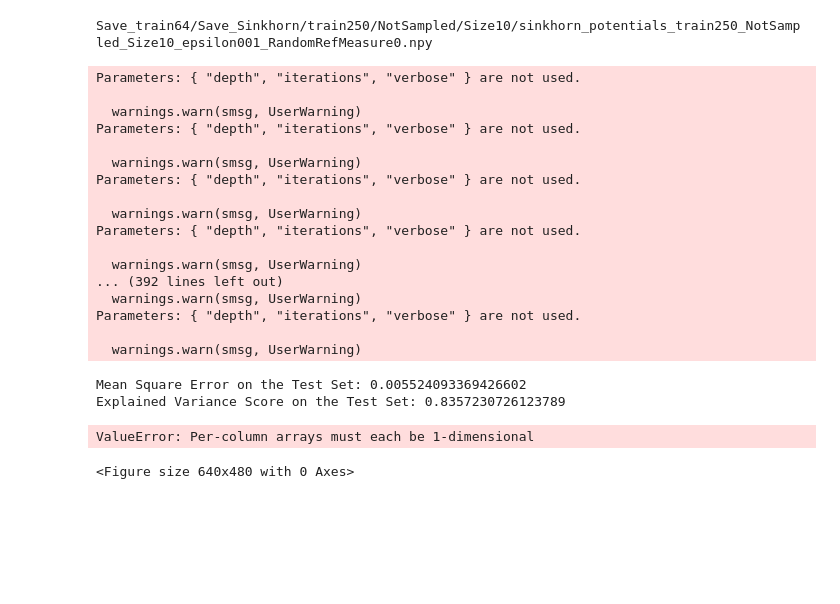
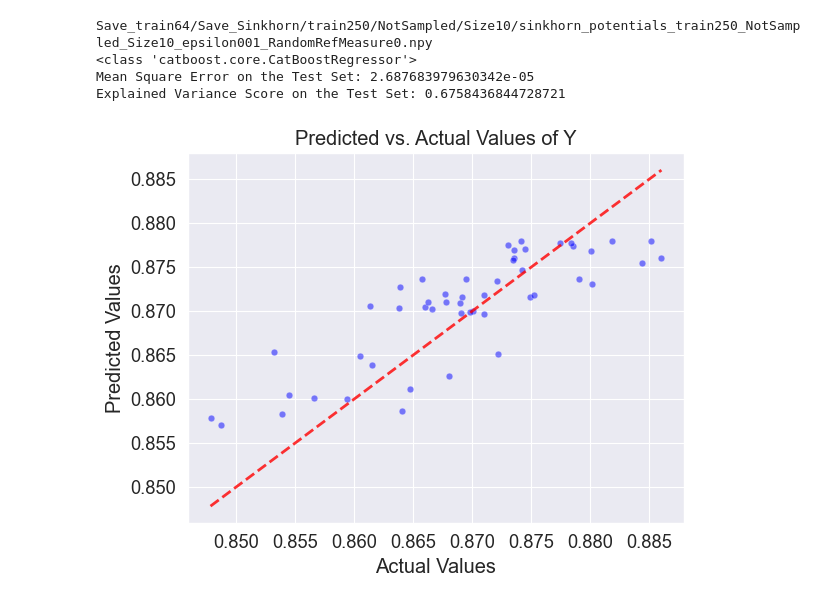
Before and after one commit to Lui5ito/GraduationProject, a Jupyter notebook: Experimental Part/Benchmark_CatBoost.ipynb, the cells around one changed output. Drawn from its saved outputs; the diff is of its cells as text; code cells hidden in the pictures; blank space fills up the shorter version.

```diff
--- a/Experimental Part/Benchmark_CatBoost.ipynb
+++ b/Experimental Part/Benchmark_CatBoost.ipynb
@@ -190,11 +190,11 @@ all_subsampling_method = ["precomputed"]
 all_precomputed_indices = [optimized_indices2000]
 all_subsampling_method_txt = ["NotSampled"]
 
-all_subsampling_size = [10, 100, 1000]
-all_subsampling_size_txt = ["Size10", "Size100", "Size1000"]
+all_subsampling_size = [10]
+all_subsampling_size_txt = ["Size10"]
 
-all_epsilons = [0.01, 1, 1000]
-all_epsilon_txt = ["001", "1", "1000"]
+all_epsilons = [0.01]
+all_epsilon_txt = ["001"]
 
 all_ref_measure_txt = ["RandomRefMeasure"]
 all_ref_measure_size = [0]
@@ -224,7 +224,7 @@ for train_split, train_split_txt in zip(all_train_splits, all_train_splits_txt):
 
                         compression_ratio = np.array(compression_ratio).reshape(-1, 1)
 
-                        output_scalars = np.hstack((efficiency, massflow, compression_ratio))
+                        output_scalars = np.hstack((efficiency))
 
                         feature_matrix = np.hstack((sinkhorn_potentials, P, omega))
                         # Test split
@@ -271,55 +271,38 @@ for train_split, train_split_txt in zip(all_train_splits, all_train_splits_txt):
 
                         # Fit the best model
                         best_model.fit(x_train, y_train)
-
+                        print(type(best_model))
                         # Get predictions
                         predictions = best_model.predict(x_test)
 
 
                         ## Compute the MSE
                         mse = mean_squared_error(y_true = y_test, y_pred = predictions)
 
                         # Compute the EVS
                         evs = explained_variance_score(y_true = y_test, y_pred = predictions)
 
                         # Print the MSE and EVS
                         print(f'Mean Square Error on the Test Set: {mse}')
                         print(f'Explained Variance Score on the Test Set: {evs}')
 
                         plt.figure()
 
                         sns.set_theme(context='paper', font_scale=1.5)
                         sns.scatterplot(x=y_test, y=predictions, color='blue', alpha=0.5)
 
                         ## Adding the x=y line and the text
                         plt.plot([min(y_test), max(y_test)], [min(y_test), max(y_test)], linestyle='--', color='red', linewidth=2, alpha = 0.8)
 
                         plt.title('Predicted vs. Actual Values of Y')
                         plt.xlabel('Actual Values')
                         plt.ylabel('Predicted Values')
 
                         #plt.savefig('Images/regression_toy_experiment.png', dpi=300, bbox_inches='tight',format="png")
                         plt.show()
 # %% [output]
 Save_train64/Save_Sinkhorn/train250/NotSampled/Size10/sinkhorn_potentials_train250_NotSampled_Size10_epsilon001_RandomRefMeasure0.npy
+<class 'catboost.core.CatBoostRegressor'>
+Mean Square Error on the Test Set: 2.687683979630342e-05
+Explained Variance Score on the Test Set: 0.6758436844728721
-Parameters: { "depth", "iterations", "verbose" } are not used.
-
-  warnings.warn(smsg, UserWarning)
-Parameters: { "depth", "iterations", "verbose" } are not used.
-
-  warnings.warn(smsg, UserWarning)
-Parameters: { "depth", "iterations", "verbose" } are not used.
-
-  warnings.warn(smsg, UserWarning)
-Parameters: { "depth", "iterations", "verbose" } are not used.
-
-  warnings.warn(smsg, UserWarning)
-... (392 lines left out)
-  warnings.warn(smsg, UserWarning)
-Parameters: { "depth", "iterations", "verbose" } are not used.
-
-  warnings.warn(smsg, UserWarning)
-Mean Square Error on the Test Set: 0.005524093369426602
-Explained Variance Score on the Test Set: 0.8357230726123789
-ValueError: Per-column arrays must each be 1-dimensional
-<Figure size 640x480 with 0 Axes>
+[figure, added]
```
Also changed, not shown: 3 other files.
